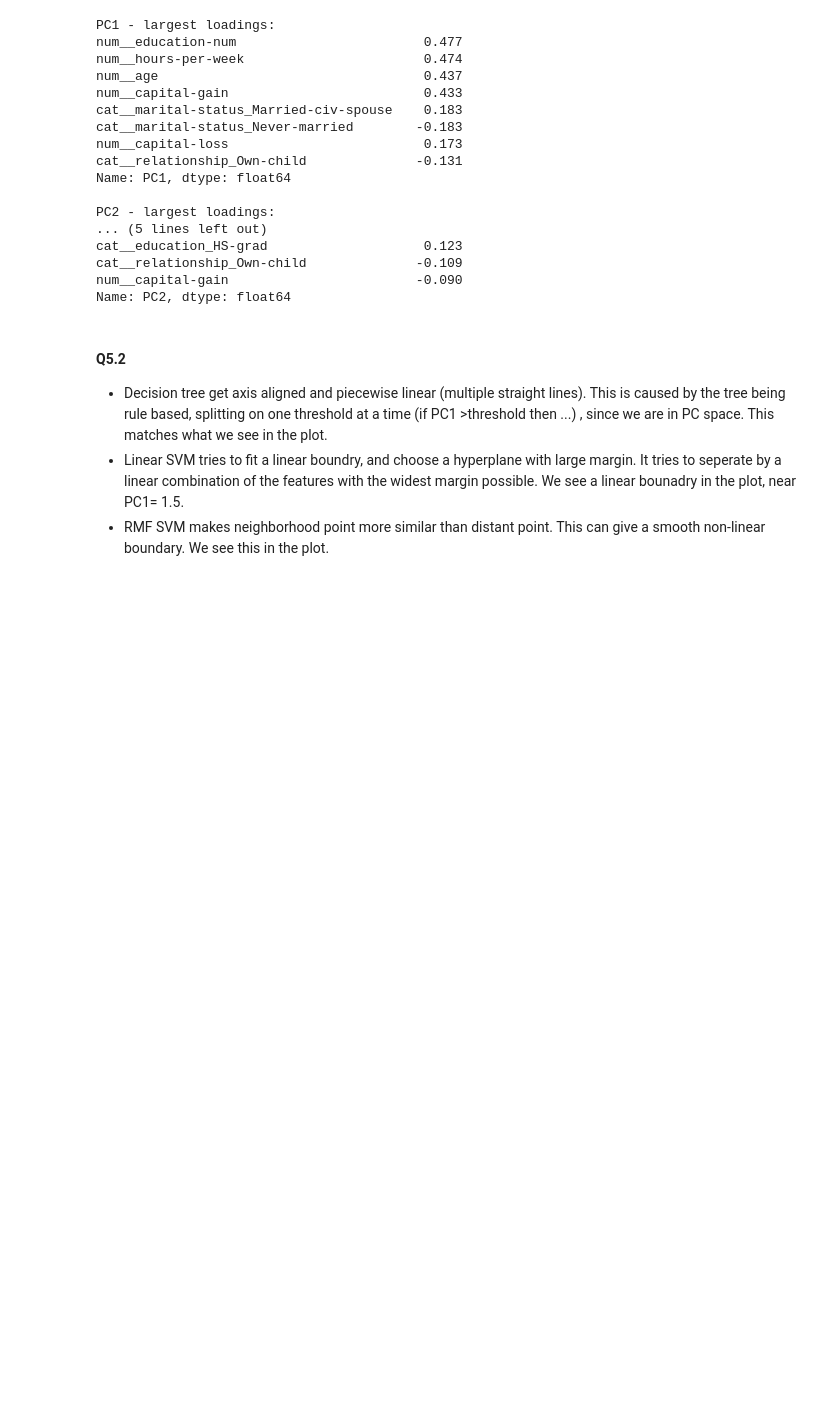
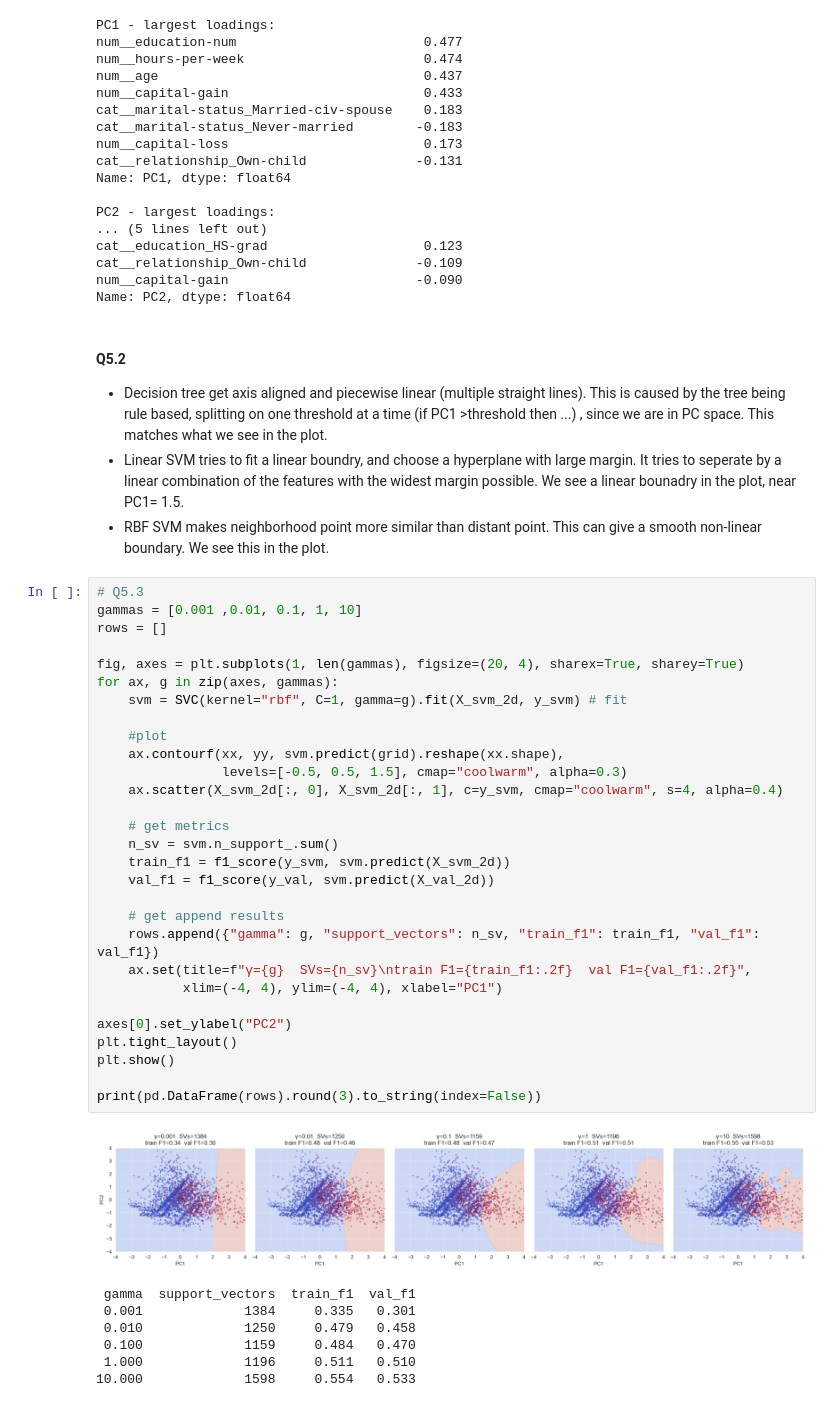
Before and after one commit to Erikth2104/ML_assignments, a Jupyter notebook: OBLIG_2/oblig2.ipynb, the cells around one changed output. Cells and saved outputs as stored; diff of their text form; blank space fills up the shorter version.

```diff
--- a/OBLIG_2/oblig2.ipynb
+++ b/OBLIG_2/oblig2.ipynb
@@ -1830,4 +1830,41 @@ Name: PC2, dtype: float64
 #### Q5.2
 - Decision tree get axis aligned and piecewise linear (multiple straight lines). This is caused by the tree being rule based, splitting on one threshold at a time (if PC1 >threshold then ...) , since we are in PC space. This matches what we see in the plot.
 - Linear SVM tries to fit a linear boundry, and choose a hyperplane with large margin. It tries to seperate by a linear combination of the features with the widest margin possible. We see a linear bounadry in the plot, near PC1= 1.5.
-- RMF SVM makes neighborhood point more similar than distant point. This can give a smooth non-linear boundary. We see this in the plot.
+- RBF SVM makes neighborhood point more similar than distant point. This can give a smooth non-linear boundary. We see this in the plot.
+# %%
+# Q5.3
+gammas = [0.001 ,0.01, 0.1, 1, 10]
+rows = []
+
+fig, axes = plt.subplots(1, len(gammas), figsize=(20, 4), sharex=True, sharey=True)
+for ax, g in zip(axes, gammas):
+    svm = SVC(kernel="rbf", C=1, gamma=g).fit(X_svm_2d, y_svm) # fit
+
+    #plot
+    ax.contourf(xx, yy, svm.predict(grid).reshape(xx.shape),
+                levels=[-0.5, 0.5, 1.5], cmap="coolwarm", alpha=0.3)
+    ax.scatter(X_svm_2d[:, 0], X_svm_2d[:, 1], c=y_svm, cmap="coolwarm", s=4, alpha=0.4)
+
+    # get metrics
+    n_sv = svm.n_support_.sum()
+    train_f1 = f1_score(y_svm, svm.predict(X_svm_2d))
+    val_f1 = f1_score(y_val, svm.predict(X_val_2d))
+
+    # get append results
+    rows.append({"gamma": g, "support_vectors": n_sv, "train_f1": train_f1, "val_f1": val_f1})
+    ax.set(title=f"γ={g}  SVs={n_sv}\ntrain F1={train_f1:.2f}  val F1={val_f1:.2f}",
+           xlim=(-4, 4), ylim=(-4, 4), xlabel="PC1")
+
+axes[0].set_ylabel("PC2")
+plt.tight_layout()
+plt.show()
+
+print(pd.DataFrame(rows).round(3).to_string(index=False))
+# %% [output]
+[figure, added]
+ gamma  support_vectors  train_f1  val_f1
+ 0.001             1384     0.335   0.301
+ 0.010             1250     0.479   0.458
+ 0.100             1159     0.484   0.470
+ 1.000             1196     0.511   0.510
+10.000             1598     0.554   0.533
```
Also changed, not shown: parts of 4 cells of this notebook.
